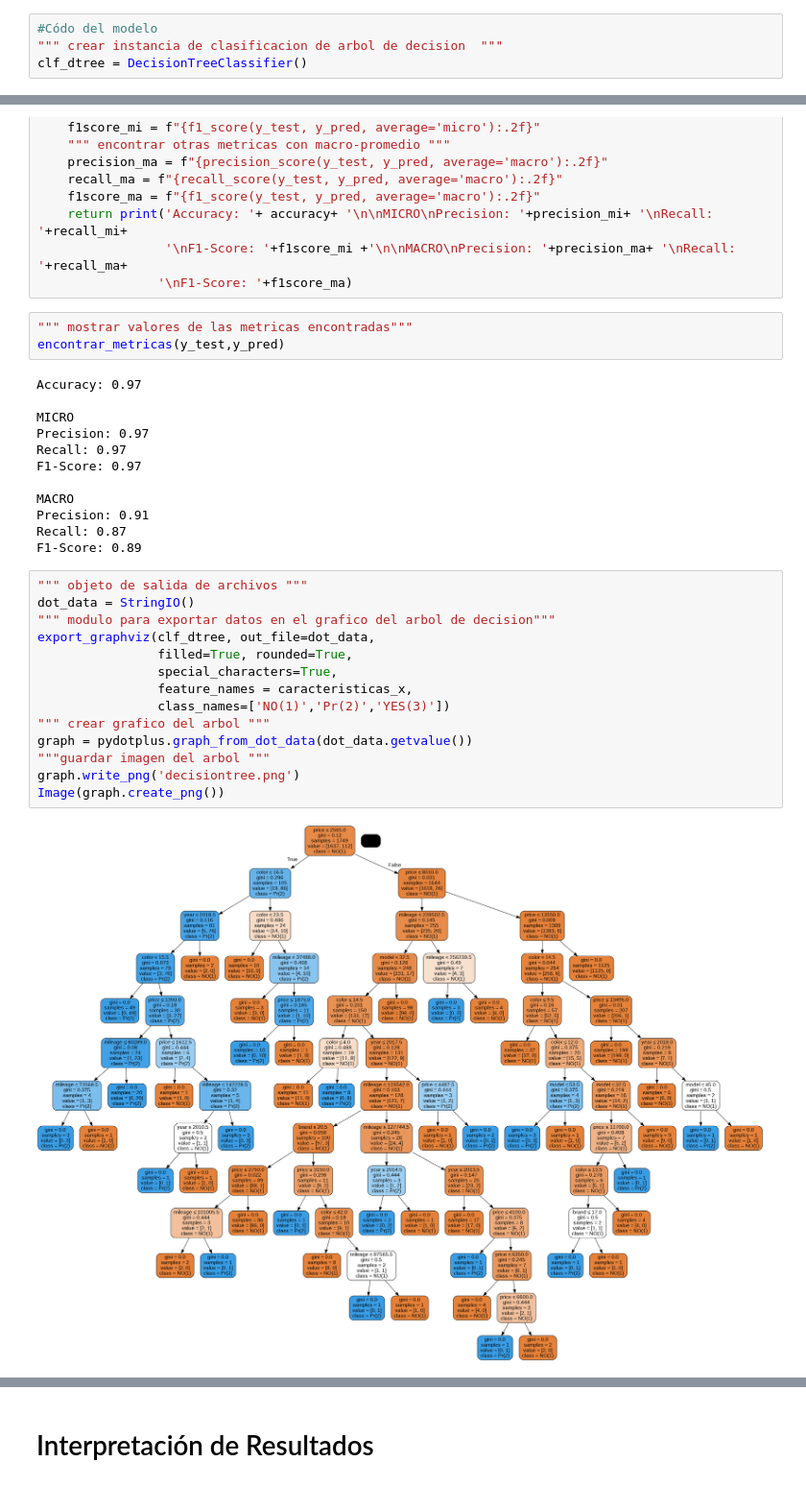
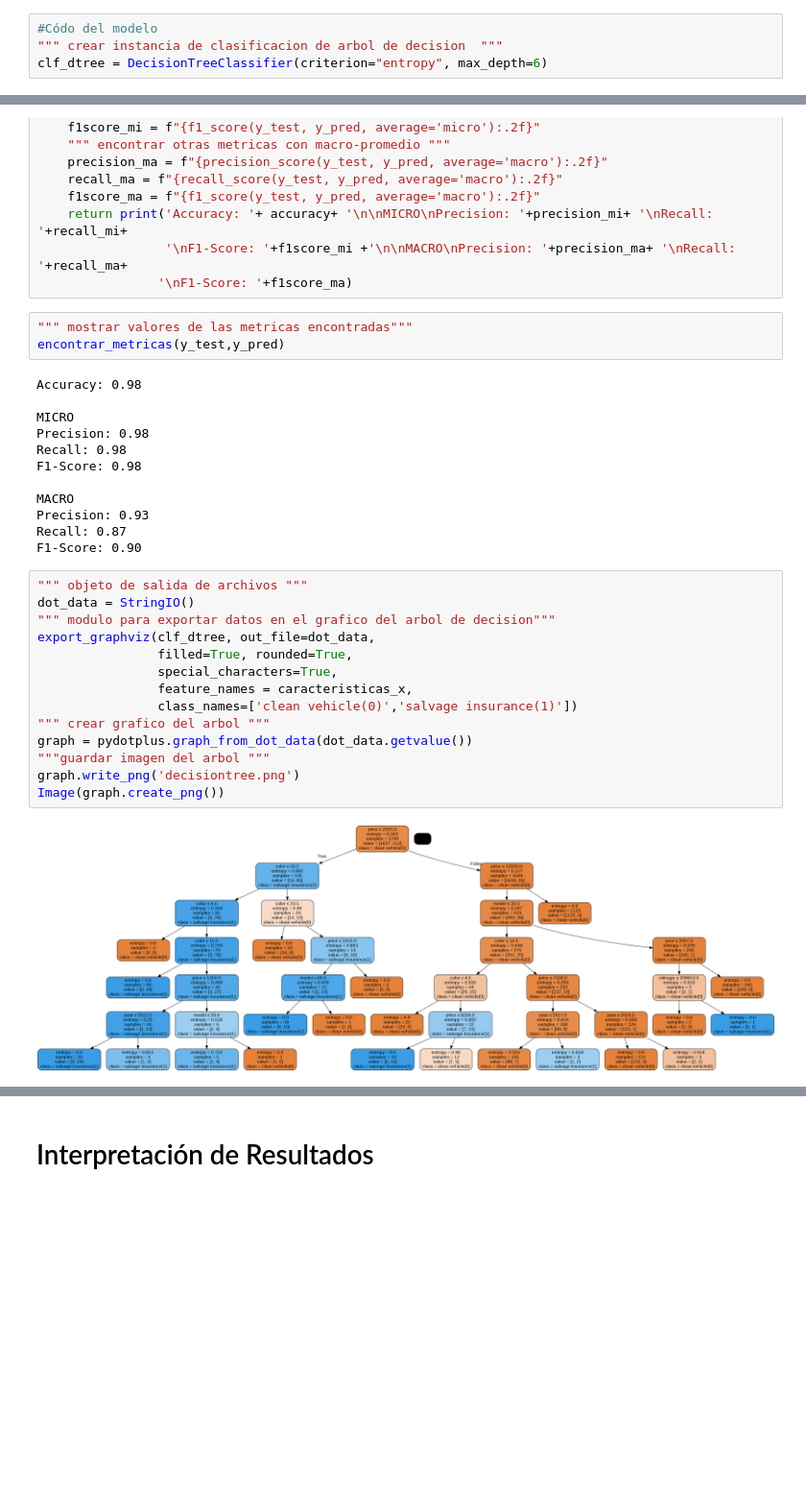
Before and after one commit to JosselynChila/PruebaMineria, a Jupyter notebook: [NRC_6262]_ChilaJosselyn_MiguelCastillo_PonceBryan_PopQuiz1.ipynb, the cells around one changed output, grey strips where cells are left out. Shown: that part at 96% size. Cells and saved outputs as stored; diff of their text form; blank space fills up the shorter version.

```diff
--- a/[NRC_6262]_ChilaJosselyn_MiguelCastillo_PonceBryan_PopQuiz1.ipynb
+++ b/[NRC_6262]_ChilaJosselyn_MiguelCastillo_PonceBryan_PopQuiz1.ipynb
@@ -204,7 +213,7 @@ Name: title_status, Length: 750, dtype: int64
 # %%
 #Códo del modelo
 """ crear instancia de clasificacion de arbol de decision  """
-clf_dtree = DecisionTreeClassifier()
+clf_dtree = DecisionTreeClassifier(criterion="entropy", max_depth=6)
 # %%
 #Entrenamiento
 """ entrenar la clasificacion del arbol de decision """
@@ -237,33 +246,33 @@ def encontrar_metricas(y_test,y_pred):
 """ mostrar valores de las metricas encontradas"""
 encontrar_metricas(y_test,y_pred)
 # %% [output]
-Accuracy: 0.97
+Accuracy: 0.98
 
 MICRO
-Precision: 0.97
-Recall: 0.97
-F1-Score: 0.97
+Precision: 0.98
+Recall: 0.98
+F1-Score: 0.98
 
 MACRO
-Precision: 0.91
+Precision: 0.93
 Recall: 0.87
-F1-Score: 0.89
+F1-Score: 0.90
 # %%
 """ objeto de salida de archivos """
 dot_data = StringIO()
 """ modulo para exportar datos en el grafico del arbol de decision"""
 export_graphviz(clf_dtree, out_file=dot_data,
                 filled=True, rounded=True,
                 special_characters=True,
                 feature_names = caracteristicas_x,
-                class_names=['NO(1)','Pr(2)','YES(3)'])
+                class_names=['clean vehicle(0)','salvage insurance(1)'])
 """ crear grafico del arbol """
 graph = pydotplus.graph_from_dot_data(dot_data.getvalue())
 """guardar imagen del arbol """
 graph.write_png('decisiontree.png')
 Image(graph.create_png())
 # %% [output]
-[figure, old version]
+[figure, new version]
 # %%
 cnf_matrix = confusion_matrix(y_test, y_pred)
 cnf_matrix
```
Also changed, not shown: parts of 12 cells of this notebook.
